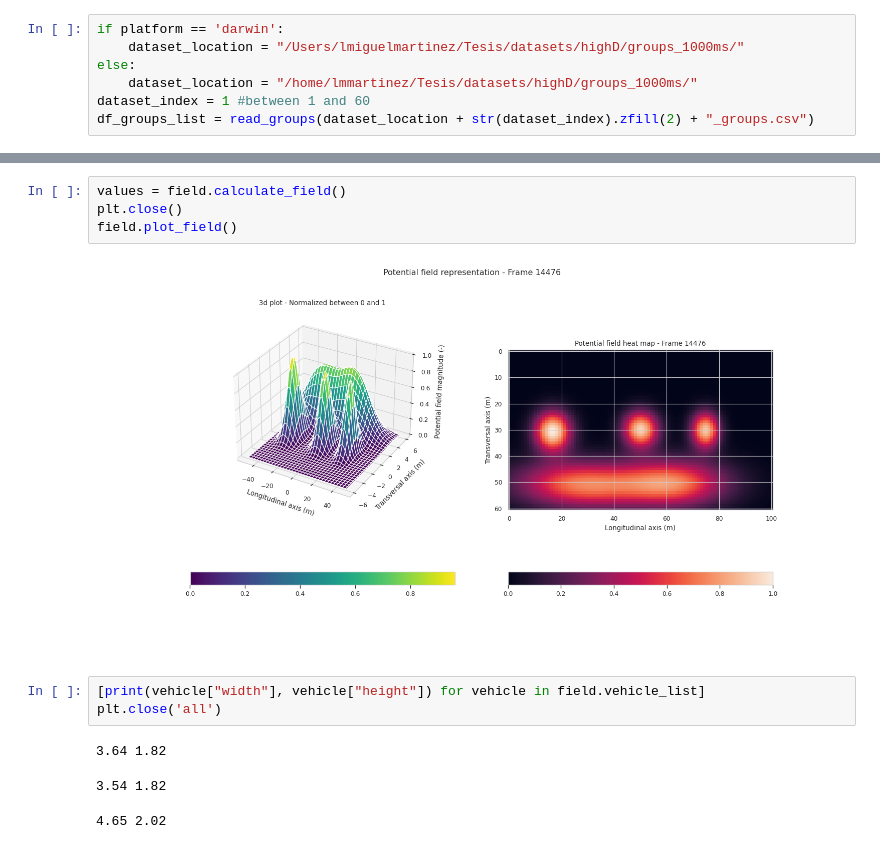
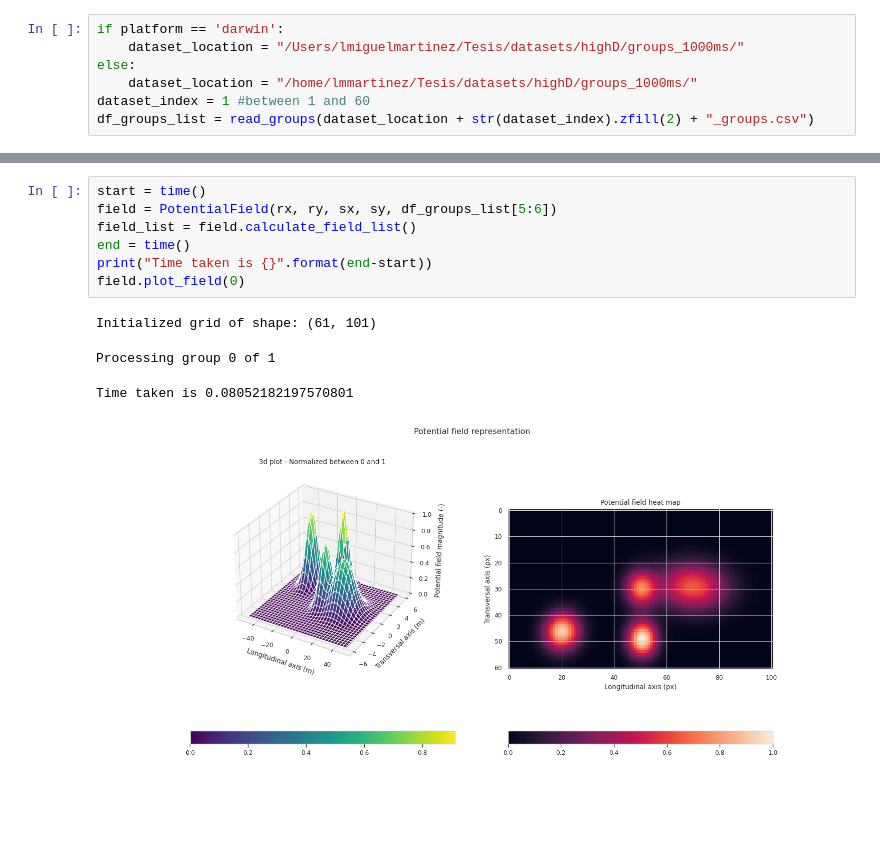
Before and after one commit to lmmartinez97/alphadrive_bp, a Jupyter notebook: highD/field_extraction.ipynb, the cells around one changed output, grey strips where cells are left out. Cells and saved outputs as stored; diff of their text form.

Commit message:
field extraction code needs optimizing - too slow

```diff
--- a/highD/field_extraction.ipynb
+++ b/highD/field_extraction.ipynb
@@ -166,13 +167,12 @@ Initialized grid of shape: (61, 101)
-# %%
-values = field.calculate_field()
-plt.close()
-field.plot_field()
-# %% [output]
-[figure, removed]
-# %%
-[print(vehicle["width"], vehicle["height"]) for vehicle in field.vehicle_list]
-plt.close('all')
-# %% [output]
-3.64 1.82
-3.54 1.82
-4.65 2.02
+# %%
+start = time()
+field = PotentialField(rx, ry, sx, sy, df_groups_list[5:6])
+field_list = field.calculate_field_list()
+end = time()
+print("Time taken is {}".format(end-start))
+field.plot_field(0)
+# %% [output]
+Initialized grid of shape: (61, 101)
+Processing group 0 of 1
+Time taken is 0.08052182197570801
+[figure, added]
```
Also changed, not shown: parts of 8 cells of this notebook.
